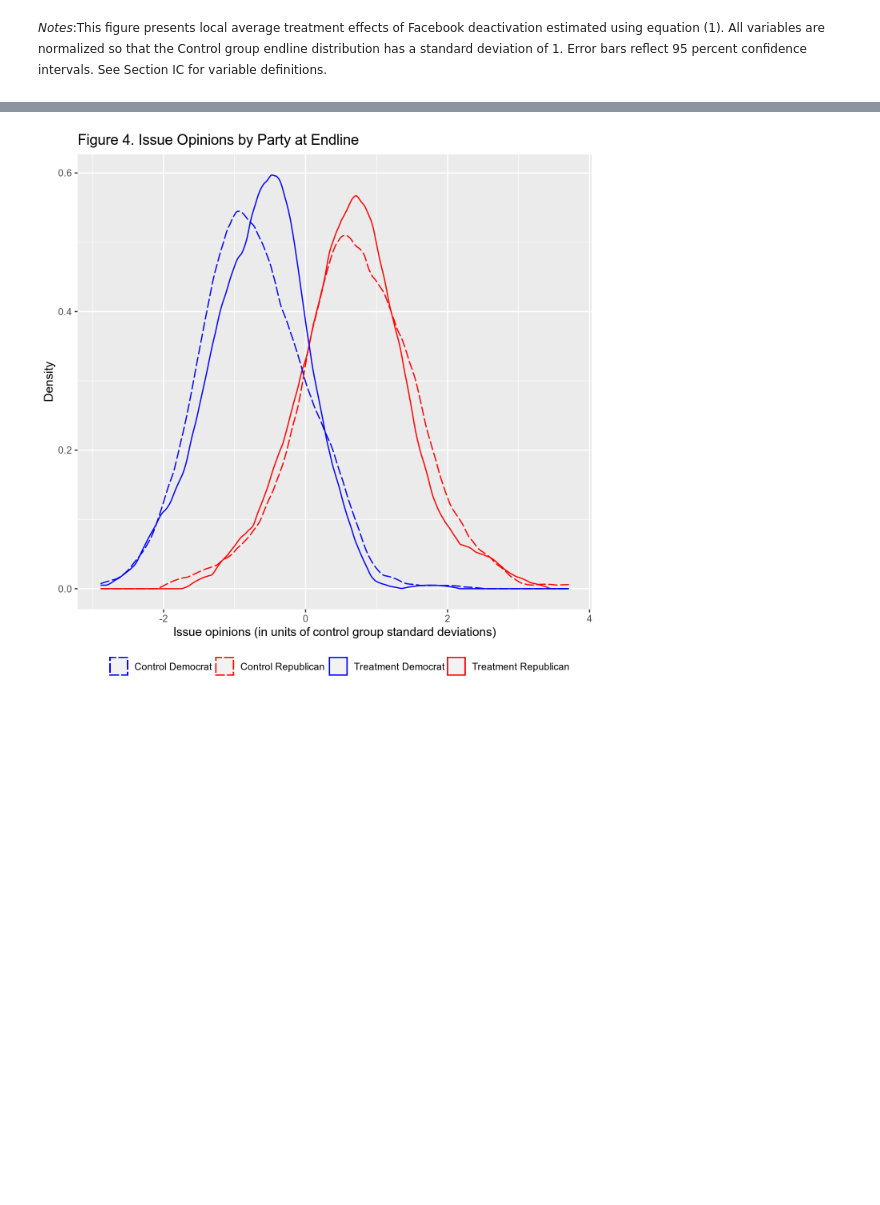
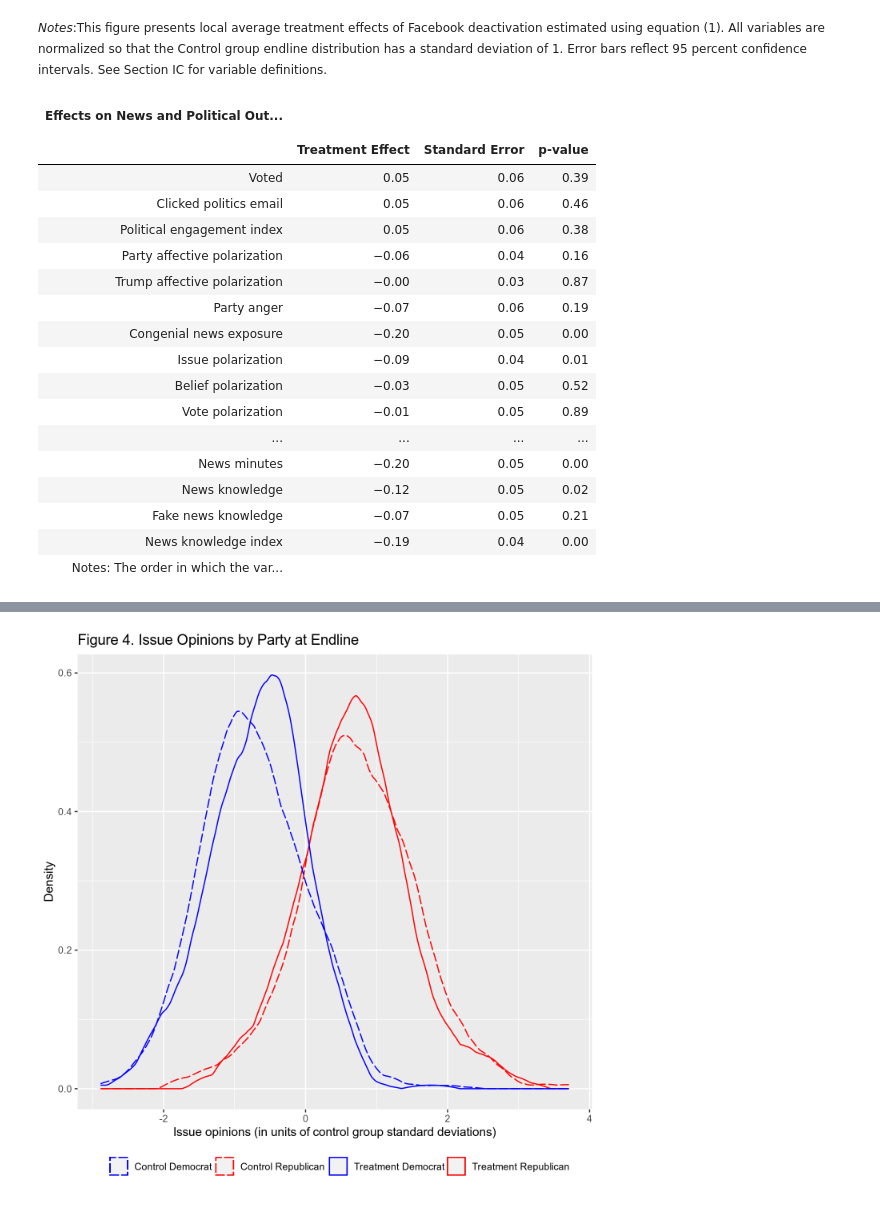
Before and after one commit to feauazmu/RepAllcotetal, a Jupyter notebook: replication_notebook.ipynb, the cells around one changed output, grey strips where cells are left out. Drawn from its saved outputs; the diff is of its cells as text; code cells hidden in the pictures; blank space fills up the shorter version.

```diff
--- a/replication_notebook.ipynb
+++ b/replication_notebook.ipynb
@@ -303,3 +391,25 @@ figureThree
 [figure]
 # %% [markdown]
 <p style="font-size:12px"><i>Notes</i>:This figure presents local average treatment effects of Facebook deactivation estimated using equation (1). All variables are normalized so that the Control group endline distribution has a standard deviation of 1. Error bars reflect 95 percent confidence intervals. See Section IC for variable definitions.</p>
+# %%
+display_html(extraTableThree)
+# %% [output]
+| Effects on News and Political Out... |  |  |  |
+|  |  |  |  |
+|  | Treatment Effect | Standard Error | p-value |
+| Voted | 0.05 | 0.06 | 0.39 |
+| Clicked politics email | 0.05 | 0.06 | 0.46 |
+| Political engagement index | 0.05 | 0.06 | 0.38 |
+| Party affective polarization | −0.06 | 0.04 | 0.16 |
+| Trump affective polarization | −0.00 | 0.03 | 0.87 |
+| Party anger | −0.07 | 0.06 | 0.19 |
+| Congenial news exposure | −0.20 | 0.05 | 0.00 |
+| Issue polarization | −0.09 | 0.04 | 0.01 |
+| Belief polarization | −0.03 | 0.05 | 0.52 |
+| Vote polarization | −0.01 | 0.05 | 0.89 |
+| ... | ... | ... | ... |
+| News minutes | −0.20 | 0.05 | 0.00 |
+| News knowledge | −0.12 | 0.05 | 0.02 |
+| Fake news knowledge | −0.07 | 0.05 | 0.21 |
+| News knowledge index | −0.19 | 0.04 | 0.00 |
+| Notes: The order in which the var... |  |  |  |
```
Also changed, not shown: parts of 28 cells of this notebook.
